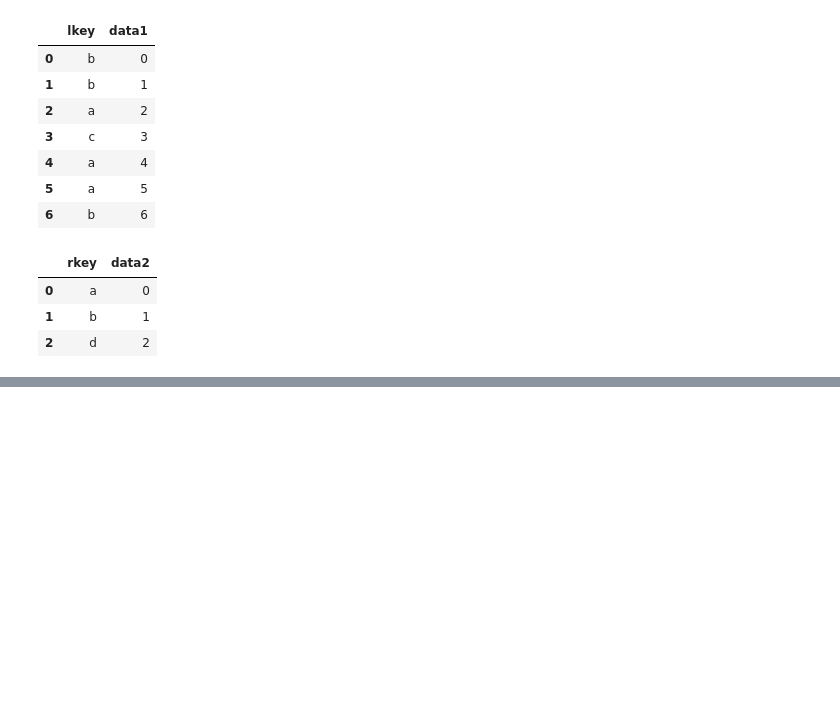
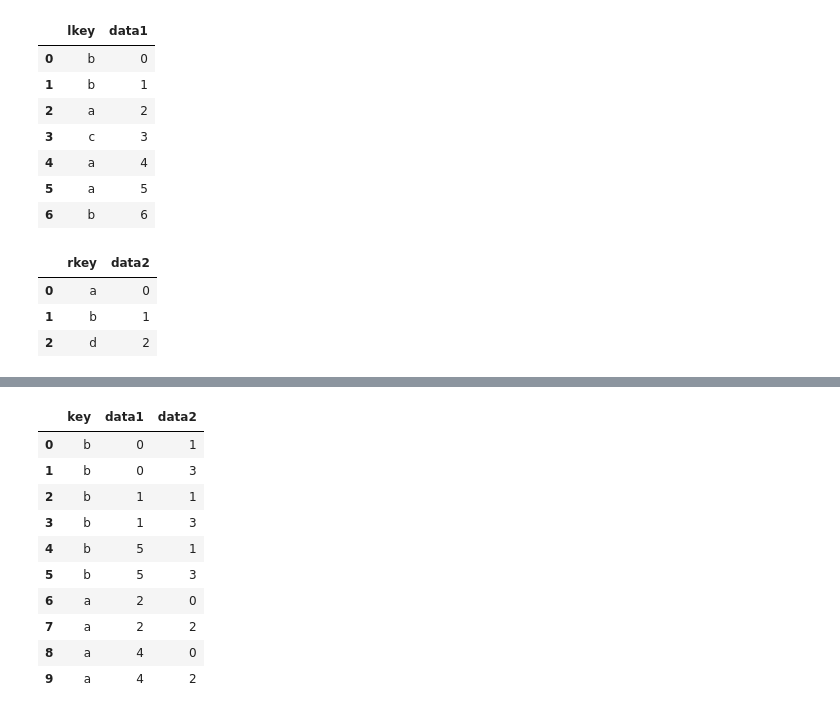
Before and after one commit to pythonscriptkiddie/pydata-book, a Jupyter notebook: ch8_combine_merge0.ipynb, the cells around one changed output, grey strips where cells are left out. Saved outputs shown, nothing was run; the diff lists cells and outputs as text; code cells hidden in the pictures; blank space fills up the shorter version.

```diff
--- a/ch8_combine_merge0.ipynb
+++ b/ch8_combine_merge0.ipynb
@@ -90,0 +205,17 @@ MergeError: Must pass "right_on" OR "right_index".
+# %%
+#since there were three "b" rows in the left DataFrame and two in the right one, there are six "b"
+#rows in the result. The join method passed to the "how" keyword argument
+#affects only the key values that appear in the result
+pd.merge(df1, df2, how='inner')
+# %% [output]
+|  | key | data1 | data2 |
+| 0 | b | 0 | 1 |
+| 1 | b | 0 | 3 |
+| 2 | b | 1 | 1 |
+| 3 | b | 1 | 3 |
+| 4 | b | 5 | 1 |
+| 5 | b | 5 | 3 |
+| 6 | a | 2 | 0 |
+| 7 | a | 2 | 2 |
+| 8 | a | 4 | 0 |
+| 9 | a | 4 | 2 |
```
Also changed, not shown: parts of 35 cells of this notebook.
